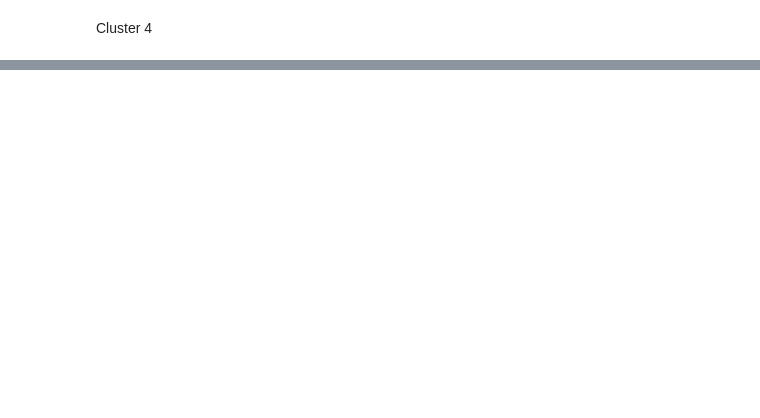
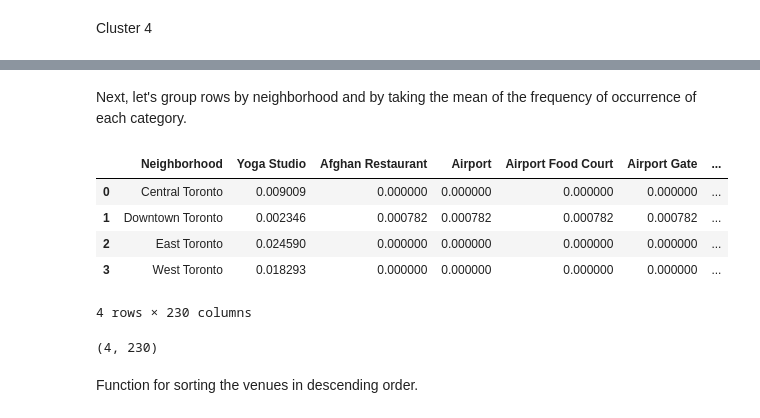
Before and after one commit to GneissBytes/Coursera_Capstone, a Jupyter notebook: Segmenting and Clustering Neighborhoods in Toronto.ipynb, the cells around one changed output, grey strips where cells are left out. Drawn from its saved outputs; the diff is of its cells as text; code cells hidden in the pictures; blank space fills up the shorter version.

```diff
--- a/Segmenting and Clustering Neighborhoods in Toronto.ipynb
+++ b/Segmenting and Clustering Neighborhoods in Toronto.ipynb
@@ -328,0 +478,18 @@ df_tor.loc[df_tor['Cluster Labels'] == 3]
+# %% [markdown]
+Next, let's group rows by neighborhood and by taking the mean of the frequency of occurrence of each category.
+# %%
+toronto_grouped = toronto_onehot.groupby('Neighborhood').mean().reset_index()
+toronto_grouped
+# %% [output]
+|  | Neighborhood | Yoga Studio | Afghan Restaurant | Airport | Airport Food Court | Airport Gate | ... |
+| 0 | Central Toronto | 0.009009 | 0.000000 | 0.000000 | 0.000000 | 0.000000 | ... |
+| 1 | Downtown Toronto | 0.002346 | 0.000782 | 0.000782 | 0.000782 | 0.000782 | ... |
+| 2 | East Toronto | 0.024590 | 0.000000 | 0.000000 | 0.000000 | 0.000000 | ... |
+| 3 | West Toronto | 0.018293 | 0.000000 | 0.000000 | 0.000000 | 0.000000 | ... |
+4 rows × 230 columns
+# %%
+toronto_grouped.shape
+# %% [output]
+(4, 230)
+# %% [markdown]
+Function for sorting the venues in descending order.
```
Also changed, not shown: parts of 40 cells of this notebook.
